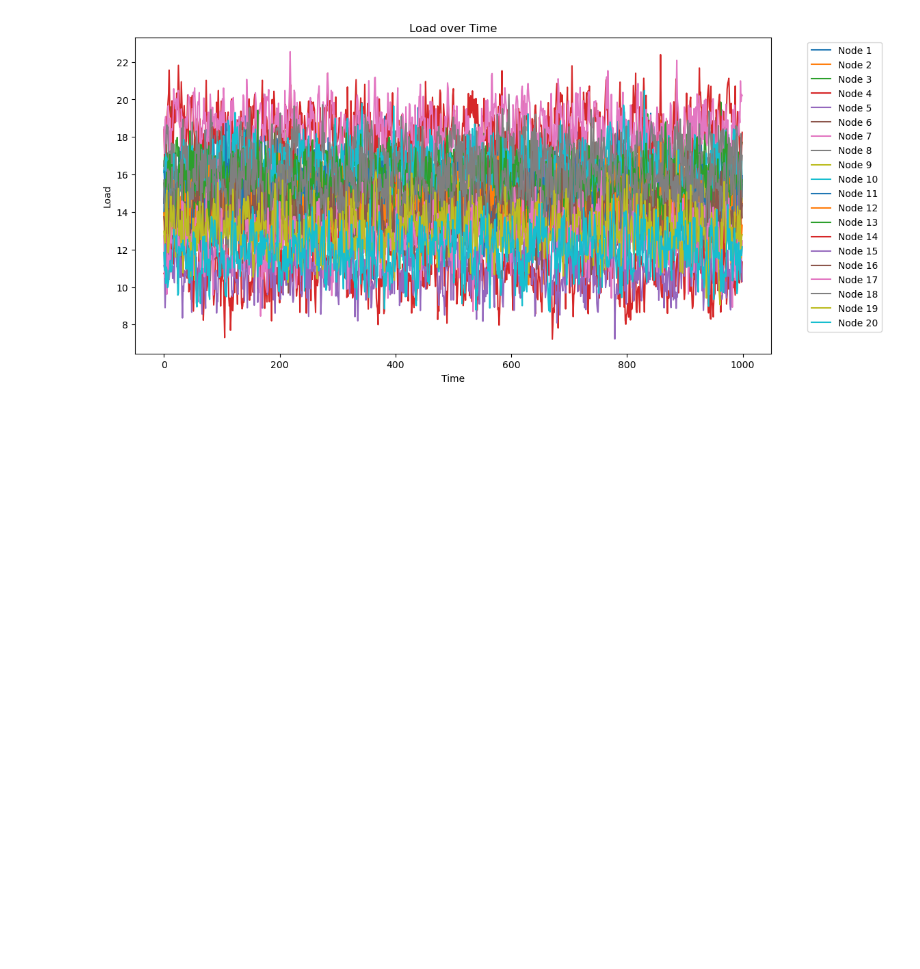
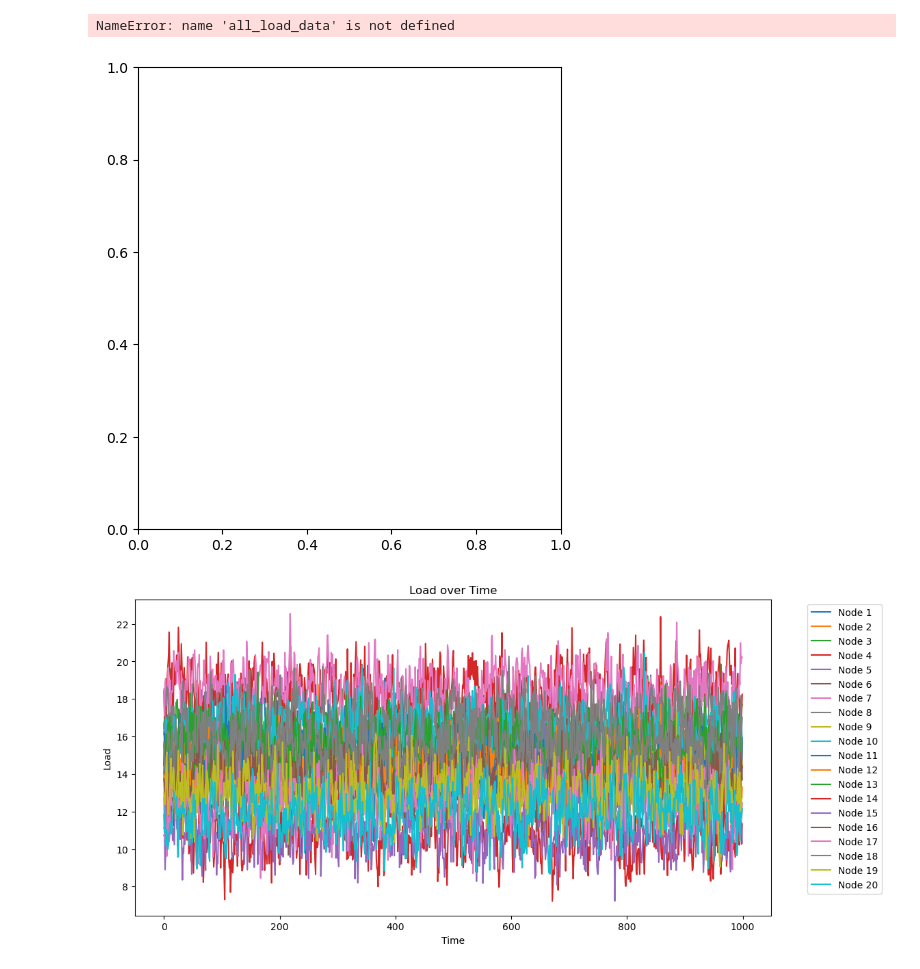
Before and after one commit to LightEchoo/MScProject, a Jupyter notebook: latency_test.ipynb, the cells around one changed output. Drawn from its saved outputs; the diff is of its cells as text; code cells hidden in the pictures; blank space fills up the shorter version.

```diff
--- a/latency_test.ipynb
+++ b/latency_test.ipynb
@@ -36,3 +36,26 @@ plt.show()
+# %%
+# 可视化第一个节点的负载和延迟数据
+plt.figure(figsize=(12, 6))
+
+plt.subplot(1, 2, 1)
+plt.plot(all_load_data[0])
+# plt.hist(all_load_data[0], bins=30, edgecolor='black', alpha=0.7)
+plt.title(f'Node 1 Load (Gaussian Distribution)')
+plt.xlabel('Load')
+plt.ylabel('Frequency')
+
+plt.subplot(1, 2, 2)
+plt.plot(all_latency_data[0])
+# plt.hist(all_latency_data[0], bins=30, edgecolor='black', alpha=0.7)
+plt.title(f'Node 1 Latency (Exponential Distribution)')
+plt.xlabel('Latency')
+plt.ylabel('Frequency')
+
+plt.tight_layout()
+plt.show()
+# %% [output]
+NameError: name 'all_load_data' is not defined
+[figure, added]
 # %%
 from scipy.stats import norm
 import numpy as np
```
Also changed, not shown: parts of 5 cells of this notebook, 12 other files.
